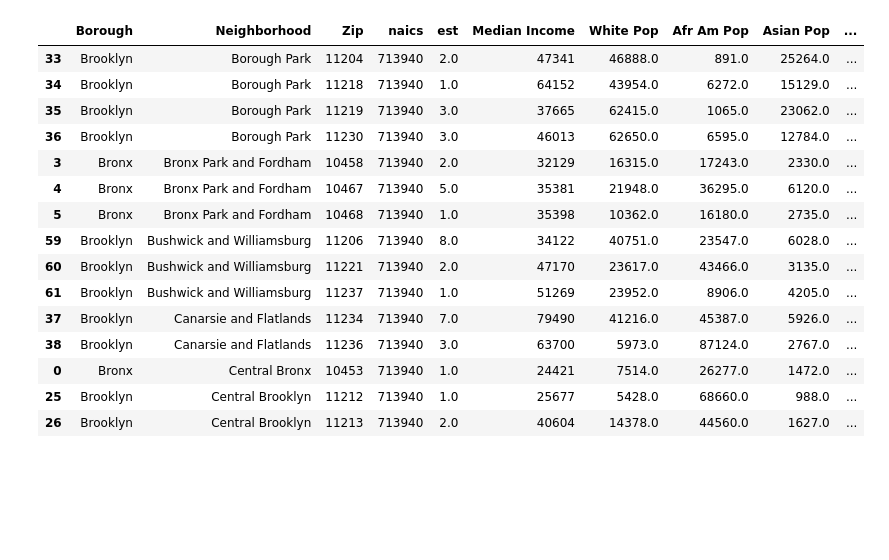
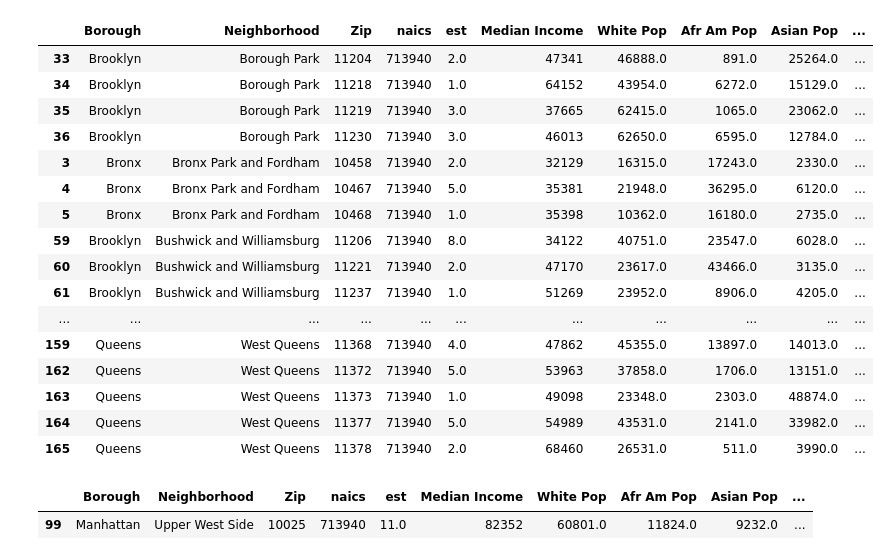
Before and after one commit to gvenkata/DataVizProject, a Jupyter notebook: DataViz_DF.ipynb, the cells around one changed output. Cells and saved outputs as stored; diff of their text form; code cells hidden in the pictures; blank space fills up the shorter version.

```diff
--- a/DataViz_DF.ipynb
+++ b/DataViz_DF.ipynb
@@ -52,21 +62,27 @@ nyc_gym_DF.sort
 # %%
 nyc_gym_DF.sort_values(by=['Neighborhood','Zip'], inplace=True)
-nyc_gym_DF.head(15)
+nyc_gym_DF
 # %% [output]
 |  | Borough | Neighborhood | Zip | naics | est | Median Income | White Pop | Afr Am Pop | Asian Pop | ... |
 | 33 | Brooklyn | Borough Park | 11204 | 713940 | 2.0 | 47341 | 46888.0 | 891.0 | 25264.0 | ... |
 | 34 | Brooklyn | Borough Park | 11218 | 713940 | 1.0 | 64152 | 43954.0 | 6272.0 | 15129.0 | ... |
 | 35 | Brooklyn | Borough Park | 11219 | 713940 | 3.0 | 37665 | 62415.0 | 1065.0 | 23062.0 | ... |
 | 36 | Brooklyn | Borough Park | 11230 | 713940 | 3.0 | 46013 | 62650.0 | 6595.0 | 12784.0 | ... |
 | 3 | Bronx | Bronx Park and Fordham | 10458 | 713940 | 2.0 | 32129 | 16315.0 | 17243.0 | 2330.0 | ... |
 | 4 | Bronx | Bronx Park and Fordham | 10467 | 713940 | 5.0 | 35381 | 21948.0 | 36295.0 | 6120.0 | ... |
 | 5 | Bronx | Bronx Park and Fordham | 10468 | 713940 | 1.0 | 35398 | 10362.0 | 16180.0 | 2735.0 | ... |
 | 59 | Brooklyn | Bushwick and Williamsburg | 11206 | 713940 | 8.0 | 34122 | 40751.0 | 23547.0 | 6028.0 | ... |
 | 60 | Brooklyn | Bushwick and Williamsburg | 11221 | 713940 | 2.0 | 47170 | 23617.0 | 43466.0 | 3135.0 | ... |
 | 61 | Brooklyn | Bushwick and Williamsburg | 11237 | 713940 | 1.0 | 51269 | 23952.0 | 8906.0 | 4205.0 | ... |
-| 37 | Brooklyn | Canarsie and Flatlands | 11234 | 713940 | 7.0 | 79490 | 41216.0 | 45387.0 | 5926.0 | ... |
-| 38 | Brooklyn | Canarsie and Flatlands | 11236 | 713940 | 3.0 | 63700 | 5973.0 | 87124.0 | 2767.0 | ... |
-| 0 | Bronx | Central Bronx | 10453 | 713940 | 1.0 | 24421 | 7514.0 | 26277.0 | 1472.0 | ... |
-| 25 | Brooklyn | Central Brooklyn | 11212 | 713940 | 1.0 | 25677 | 5428.0 | 68660.0 | 988.0 | ... |
-| 26 | Brooklyn | Central Brooklyn | 11213 | 713940 | 2.0 | 40604 | 14378.0 | 44560.0 | 1627.0 | ... |
+| ... | ... | ... | ... | ... | ... | ... | ... | ... | ... | ... |
+| 159 | Queens | West Queens | 11368 | 713940 | 4.0 | 47862 | 45355.0 | 13897.0 | 14013.0 | ... |
+| 162 | Queens | West Queens | 11372 | 713940 | 5.0 | 53963 | 37858.0 | 1706.0 | 13151.0 | ... |
+| 163 | Queens | West Queens | 11373 | 713940 | 1.0 | 49098 | 23348.0 | 2303.0 | 48874.0 | ... |
+| 164 | Queens | West Queens | 11377 | 713940 | 5.0 | 54989 | 43531.0 | 2141.0 | 33982.0 | ... |
+| 165 | Queens | West Queens | 11378 | 713940 | 2.0 | 68460 | 26531.0 | 511.0 | 3990.0 | ... |
+# %%
+nyc_gym_DF[nyc_gym_DF.Zip == 10025]
+# %% [output]
+|  | Borough | Neighborhood | Zip | naics | est | Median Income | White Pop | Afr Am Pop | Asian Pop | ... |
+| 99 | Manhattan | Upper West Side | 10025 | 713940 | 11.0 | 82352 | 60801.0 | 11824.0 | 9232.0 | ... |
 # %%
```
Also changed, not shown: parts of 5 cells of this notebook, 4 other files.
